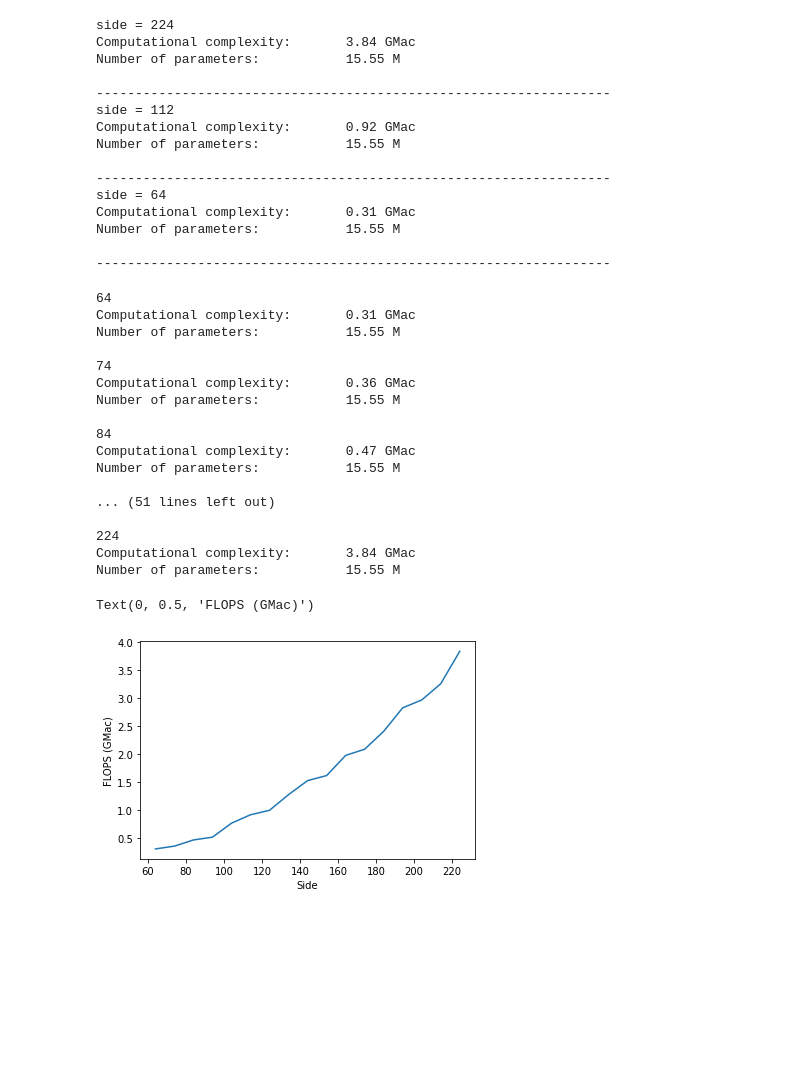
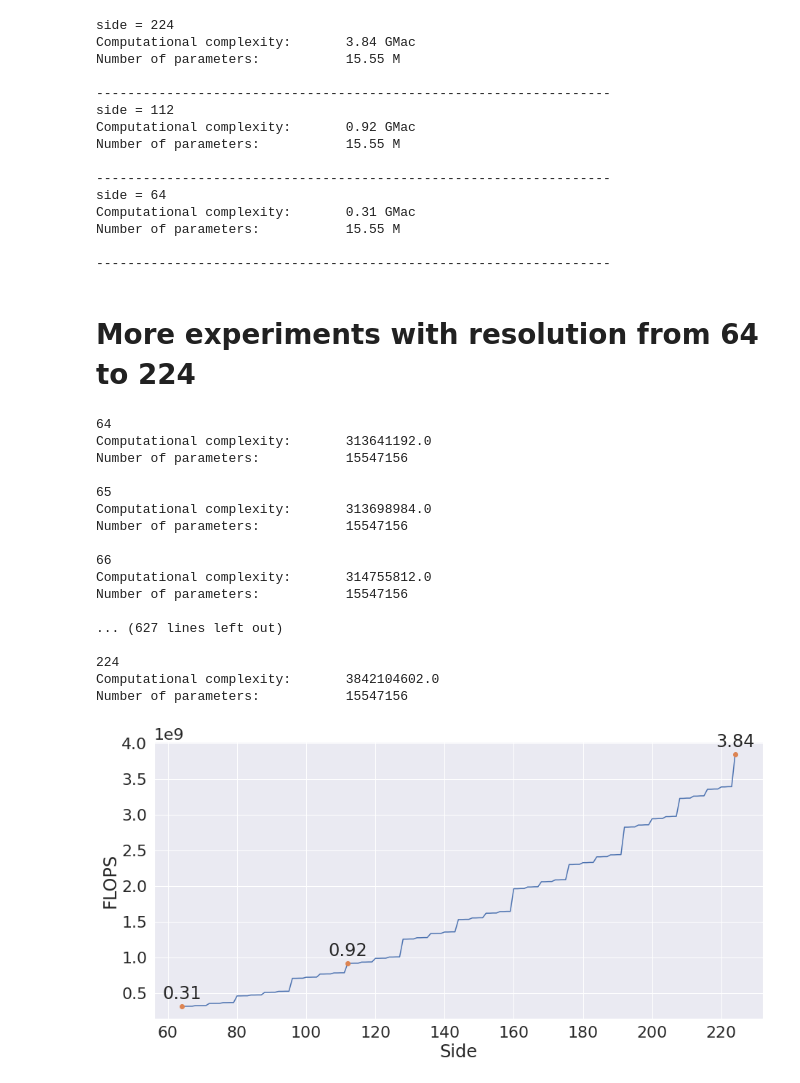
Before and after one commit to knmac/sparse_sensing_actreg, a Jupyter notebook: experiments/san_scale_flops.ipynb, the cells around one changed output. Saved outputs shown, nothing was run; the diff lists cells and outputs as text; code cells hidden in the pictures; blank space fills up the shorter version.

Commit message:
update experiments

```diff
--- a/experiments/san_scale_flops.ipynb
+++ b/experiments/san_scale_flops.ipynb
@@ -70,8 +71,8 @@ def collect_flops(model, units='GMac', precision=3):
     return flops_dict, param_dict
 
 
-def run_experiment(model, in_size=(3, 224, 224), verbose=True):
-    macs, params = get_model_complexity_info(model, in_size, as_strings=True, print_per_layer_stat=False)
+def run_experiment(model, in_size=(3, 224, 224), verbose=True, as_strings=True):
+    macs, params = get_model_complexity_info(model, in_size, as_strings=as_strings, print_per_layer_stat=False)
     print('{:<30}  {:<8}'.format('Computational complexity: ', macs))
     print('{:<30}  {:<8}'.format('Number of parameters: ', params))
     print()
@@ -102,7 +105,7 @@ delattr(model, 'fc')
 in_side_lst = [224, 112, 64]
 for in_side in in_side_lst:
     print('side =', in_side)
-    run_experiment(model, in_size=(3, in_side, in_side), verbose=False)
+    run_experiment(model, in_size=(3, in_side, in_side), verbose=False, as_strings=True)
     print('------------------------------------------------------------------')
 # %% [output]
 side = 224
@@ -120,37 +123,51 @@ Computational complexity:       0.31 GMac
 Number of parameters:           15.55 M
 
 ------------------------------------------------------------------
+# %% [markdown]
+# More experiments with resolution from 64 to 224
 # %%
 side_lst = []
 flops_lst = []
-for i in range(64, 224+1, 10):
+for i in range(64, 224+1):
     print(i)
-    flops = run_experiment(model, in_size=(3, i, i), verbose=False)
+    flops = run_experiment(model, in_size=(3, i, i), verbose=False, as_strings=False)
     side_lst.append(i)
     flops_lst.append(flops)
 # %% [output]
 64
-Computational complexity:       0.31 GMac
-Number of parameters:           15.55 M
+Computational complexity:       313641192.0
+Number of parameters:           15547156
 
-74
-Computational complexity:       0.36 GMac
-Number of parameters:           15.55 M
+65
+Computational complexity:       313698984.0
+Number of parameters:           15547156
 
-84
-Computational complexity:       0.47 GMac
-Number of parameters:           15.55 M
+66
+Computational complexity:       314755812.0
+Number of parameters:           15547156
 
-... (51 lines left out)
+... (627 lines left out)
 
 224
-Computational complexity:       3.84 GMac
-Number of parameters:           15.55 M
+Computational complexity:       3842104602.0
+Number of parameters:           15547156
-# %%
-flops_lst = [float(x.replace(' GMac', '')) for x in flops_lst]
-plt.plot(side_lst, flops_lst)
-plt.xlabel('Side')
-plt.ylabel('FLOPS (GMac)')
-# %% [output]
-Text(0, 0.5, 'FLOPS (GMac)')
-[figure, removed]
+# %%
+sns.set(font_scale=2)
+fig, ax = plt.subplots(1, 1, figsize=(15, 7))
+ax.plot(side_lst, flops_lst)
+ax.set_xlabel('Side')
+ax.set_ylabel('FLOPS')
+
+ax.plot([side_lst[x-64] for x in [64, 112, 224]], [flops_lst[x-64] for x in [64, 112, 224]], 'o')
+for side in [64, 112, 224]:
+    idx = side - 64
+    ax.annotate('{:.02f}'.format(flops_lst[idx] * 1e-9),
+                (side_lst[idx], flops_lst[idx]),
+                textcoords="offset points",
+                xytext=(0, 10),
+                ha='center',
+               )
+
+# plt.savefig('resolution_analysis.pdf')
+# %% [output]
+[figure, added]
```
Also changed, not shown: parts of 2 cells of this notebook, 4 other files.
